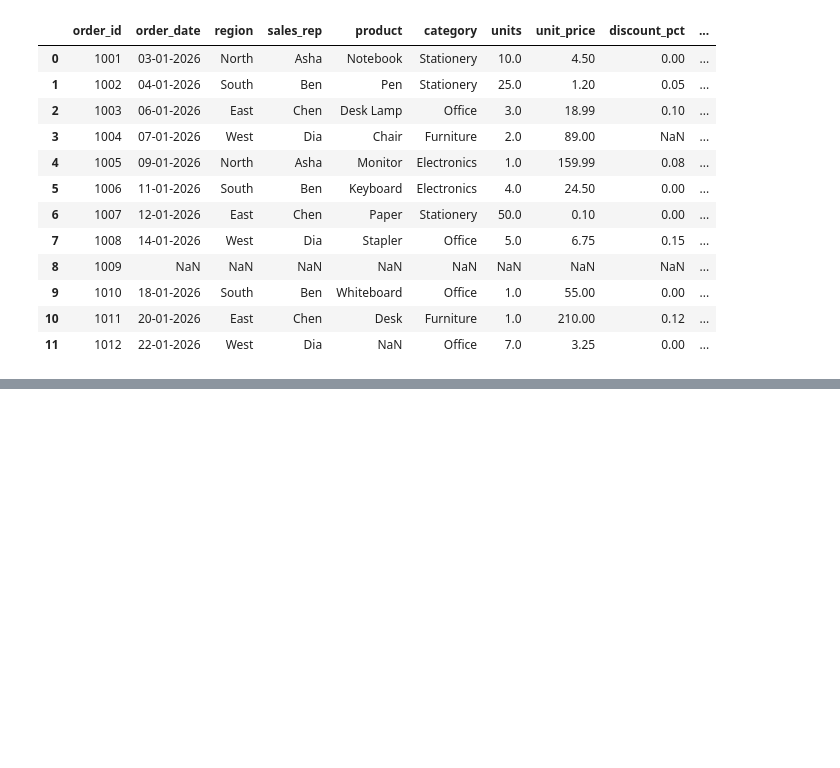
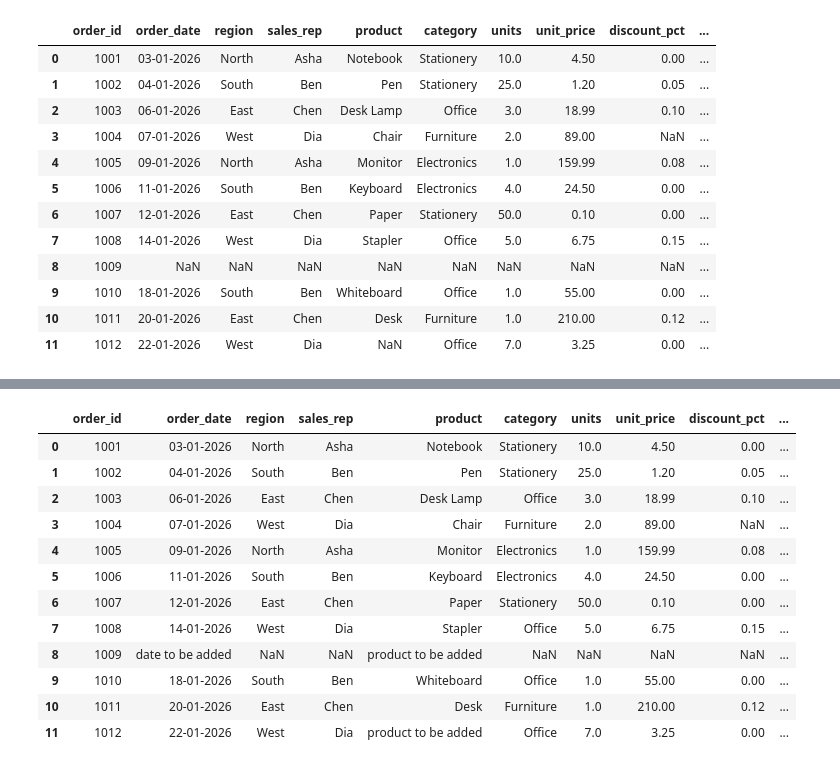
Before and after one commit to NishmthaM/Python_pandas, a Jupyter notebook: Python_Pandas.ipynb, the cells around one changed output, grey strips where cells are left out. Cells and saved outputs as stored; diff of their text form; code cells hidden in the pictures; blank space fills up the shorter version.

```diff
--- a/Python_Pandas.ipynb
+++ b/Python_Pandas.ipynb
@@ -1132,3 +1132,19 @@ a.fillna("valuse to be added")
 | 9 | 1010 | 18-01-2026 | South | Ben | Whiteboard | Office | 1.0 | 55.0 | 0.0 | ... |
 | 10 | 1011 | 20-01-2026 | East | Chen | Desk | Furniture | 1.0 | 210.0 | 0.12 | ... |
 | 11 | 1012 | 22-01-2026 | West | Dia | valuse to be added | Office | 7.0 | 3.25 | 0.0 | ... |
+# %%
+a.fillna({"order_date":"date to be added","product":"product to be added"}) # creating dictionary to fill the pericular null bolck
+# %% [output]
+|  | order_id | order_date | region | sales_rep | product | category | units | unit_price | discount_pct | ... |
+| 0 | 1001 | 03-01-2026 | North | Asha | Notebook | Stationery | 10.0 | 4.50 | 0.00 | ... |
+| 1 | 1002 | 04-01-2026 | South | Ben | Pen | Stationery | 25.0 | 1.20 | 0.05 | ... |
+| 2 | 1003 | 06-01-2026 | East | Chen | Desk Lamp | Office | 3.0 | 18.99 | 0.10 | ... |
+| 3 | 1004 | 07-01-2026 | West | Dia | Chair | Furniture | 2.0 | 89.00 | NaN | ... |
+| 4 | 1005 | 09-01-2026 | North | Asha | Monitor | Electronics | 1.0 | 159.99 | 0.08 | ... |
+| 5 | 1006 | 11-01-2026 | South | Ben | Keyboard | Electronics | 4.0 | 24.50 | 0.00 | ... |
+| 6 | 1007 | 12-01-2026 | East | Chen | Paper | Stationery | 50.0 | 0.10 | 0.00 | ... |
+| 7 | 1008 | 14-01-2026 | West | Dia | Stapler | Office | 5.0 | 6.75 | 0.15 | ... |
+| 8 | 1009 | date to be added | NaN | NaN | product to be added | NaN | NaN | NaN | NaN | ... |
+| 9 | 1010 | 18-01-2026 | South | Ben | Whiteboard | Office | 1.0 | 55.00 | 0.00 | ... |
+| 10 | 1011 | 20-01-2026 | East | Chen | Desk | Furniture | 1.0 | 210.00 | 0.12 | ... |
+| 11 | 1012 | 22-01-2026 | West | Dia | product to be added | Office | 7.0 | 3.25 | 0.00 | ... |
```
